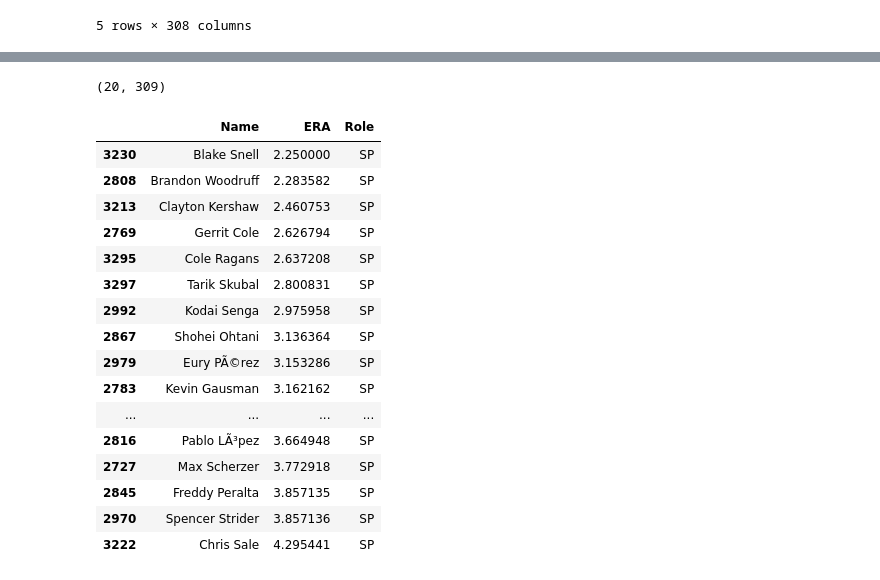
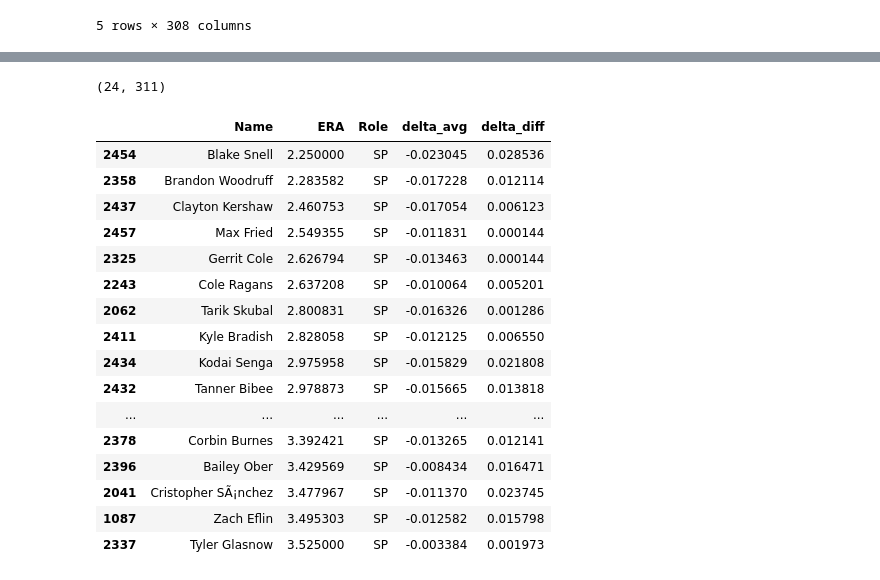
Before and after one commit to RudimentaryChef/RedsHackathon, a Jupyter notebook: pitcher-cluster.ipynb, the cells around one changed output, grey strips where cells are left out. Saved outputs shown, nothing was run; the diff lists cells and outputs as text; code cells hidden in the pictures.

```diff
--- a/pitcher-cluster.ipynb
+++ b/pitcher-cluster.ipynb
@@ -29,3 +29,11 @@ pitcher_data.head()
 | 3 | 1246 | 456713 | Matt Bush | Matt Bush | R | 2021 | 35 | TEX | RP | 4 | ... | ... |
 | 4 | 1247 | 493603 | Adam Ottavino | Adam Ottavino | R | 2021 | 35 | BOS | RP | 69 | ... | ... |
 5 rows × 308 columns
+# %%
+# import
+pitcher_delta_df = pd.read_csv('pitcher_delta_grade.csv')
+
+# Drop name column
+pitcher_delta_df = pitcher_delta_df.drop(columns=['player_name'])
+
+pitcher_delta_df.head()
@@ -31,0 +47,5 @@ pitcher_data.head()
+# %%
+# merge dataframes
+pitcher_data = pd.merge(pitcher_data, pitcher_delta_df, on='MLBAMID')
+
+pitcher_data.head()
@@ -97,5 +138,5 @@ ohtani_data
 # %%
-features = pitcher_data[['ERA', 'K_pct', 'WHIP']]
+features = pitcher_data[['ERA', 'K_pct', 'WHIP', 'delta_diff', 'delta_avg']]
 
 # Standardize the data
 scaler = MinMaxScaler()
@@ -156,5 +197,5 @@ blake_snell_data[['Name', 'ERA', 'K_pct', 'WHIP', 'cluster']]
 # %%
-cluster_4_df = pitcher_data[pitcher_data['cluster'] == 0]
+cluster_4_df = pitcher_data[pitcher_data['cluster'] == 2]
 
 cluster_4_df.head()
 # %% [output]
@@ -206,24 +247,24 @@ rp_cluster_4.sort_values(by='ERA', ascending=True)[['Name', 'ERA', 'Role']].head
 # %%
 sp_cluster_4 = cluster_4_df[cluster_4_df['Role'] == 'SP']
 # Print shape of starting pitcher cluster
 print(sp_cluster_4.shape)
-sp_cluster_4.sort_values(by='ERA', ascending=True)[['Name', 'ERA', 'Role']].head(20)
+sp_cluster_4.sort_values(by='ERA', ascending=True)[['Name', 'ERA', 'Role','delta_avg', 'delta_diff']].head(20)
 # %% [output]
-(20, 309)
+(24, 311)
-|  | Name | ERA | Role |
-| 3230 | Blake Snell | 2.250000 | SP |
-| 2808 | Brandon Woodruff | 2.283582 | SP |
-| 3213 | Clayton Kershaw | 2.460753 | SP |
-| 2769 | Gerrit Cole | 2.626794 | SP |
-| 3295 | Cole Ragans | 2.637208 | SP |
-| 3297 | Tarik Skubal | 2.800831 | SP |
-| 2992 | Kodai Senga | 2.975958 | SP |
-| 2867 | Shohei Ohtani | 3.136364 | SP |
-| 2979 | Eury PÃ©rez | 3.153286 | SP |
-| 2783 | Kevin Gausman | 3.162162 | SP |
-| ... | ... | ... | ... |
-| 2816 | Pablo LÃ³pez | 3.664948 | SP |
-| 2727 | Max Scherzer | 3.772918 | SP |
-| 2845 | Freddy Peralta | 3.857135 | SP |
-| 2970 | Spencer Strider | 3.857136 | SP |
-| 3222 | Chris Sale | 4.295441 | SP |
+|  | Name | ERA | Role | delta_avg | delta_diff |
+| 2454 | Blake Snell | 2.250000 | SP | -0.023045 | 0.028536 |
+| 2358 | Brandon Woodruff | 2.283582 | SP | -0.017228 | 0.012114 |
+| 2437 | Clayton Kershaw | 2.460753 | SP | -0.017054 | 0.006123 |
+| 2457 | Max Fried | 2.549355 | SP | -0.011831 | 0.000144 |
+| 2325 | Gerrit Cole | 2.626794 | SP | -0.013463 | 0.000144 |
+| 2243 | Cole Ragans | 2.637208 | SP | -0.010064 | 0.005201 |
+| 2062 | Tarik Skubal | 2.800831 | SP | -0.016326 | 0.001286 |
+| 2411 | Kyle Bradish | 2.828058 | SP | -0.012125 | 0.006550 |
+| 2434 | Kodai Senga | 2.975958 | SP | -0.015829 | 0.021808 |
+| 2432 | Tanner Bibee | 2.978873 | SP | -0.015665 | 0.013818 |
+| ... | ... | ... | ... | ... | ... |
+| 2378 | Corbin Burnes | 3.392421 | SP | -0.013265 | 0.012141 |
+| 2396 | Bailey Ober | 3.429569 | SP | -0.008434 | 0.016471 |
+| 2041 | Cristopher SÃ¡nchez | 3.477967 | SP | -0.011370 | 0.023745 |
+| 1087 | Zach Eflin | 3.495303 | SP | -0.012582 | 0.015798 |
+| 2337 | Tyler Glasnow | 3.525000 | SP | -0.003384 | 0.001973 |
```
Also changed, not shown: parts of 18 cells of this notebook, 2 other files.
